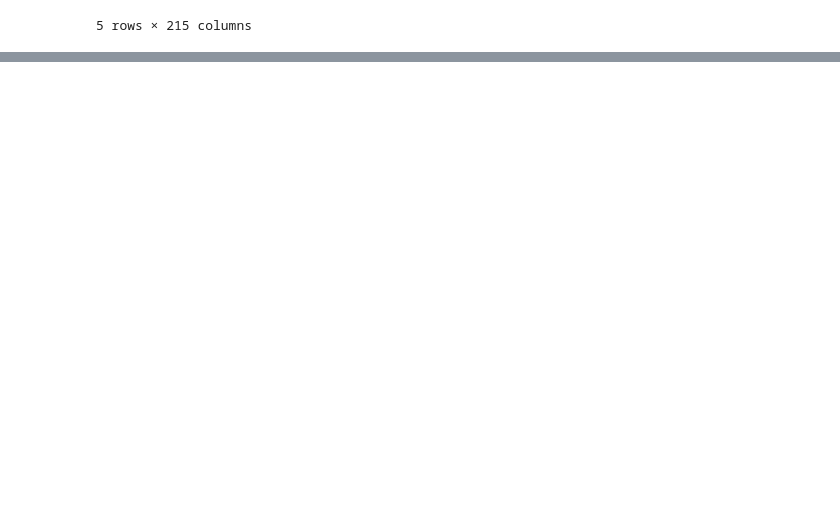
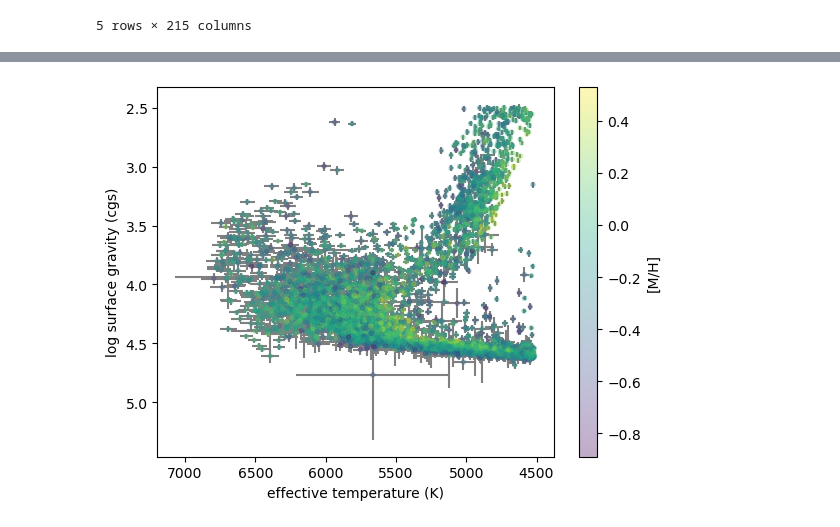
Before and after one commit to alexlyttle/stellar-emulator, a Jupyter notebook: notebook/apogee-dr17.ipynb, the cells around one changed output, grey strips where cells are left out. Cells and saved outputs as stored; diff of their text form; code cells hidden in the pictures; blank space fills up the shorter version.

```diff
--- a/notebook/apogee-dr17.ipynb
+++ b/notebook/apogee-dr17.ipynb
@@ -69,0 +79,24 @@ ax.set_ylim(4.7)
+# %%
+num_samples = 5000
+idx = df.loc[mask].sample(num_samples).index
+# %%
+fig, ax = plt.subplots()
+
+ax.errorbar(
+    df.loc[mask, 'TEFF'].loc[idx],
+    df.loc[mask, 'LOGG'].loc[idx],
+    xerr=df.loc[mask, 'TEFF_ERR'].loc[idx],
+    yerr=df.loc[mask, 'LOGG_ERR'].loc[idx],
+    ls='none',
+    zorder=0,
+    c='gray',
+)
+s = ax.scatter(df.loc[mask, 'TEFF'].loc[idx], df.loc[mask, 'LOGG'].loc[idx],
+               c=df.loc[mask, 'M_H'].loc[idx], marker='.', alpha=0.33)
+ax.invert_xaxis()
+ax.invert_yaxis()
+ax.set_xlabel('effective temperature (K)')
+ax.set_ylabel('log surface gravity (cgs)')
+fig.colorbar(s, label='[M/H]');
+# %% [output]
+[figure, added]
```
Also changed, not shown: parts of 8 cells of this notebook.
